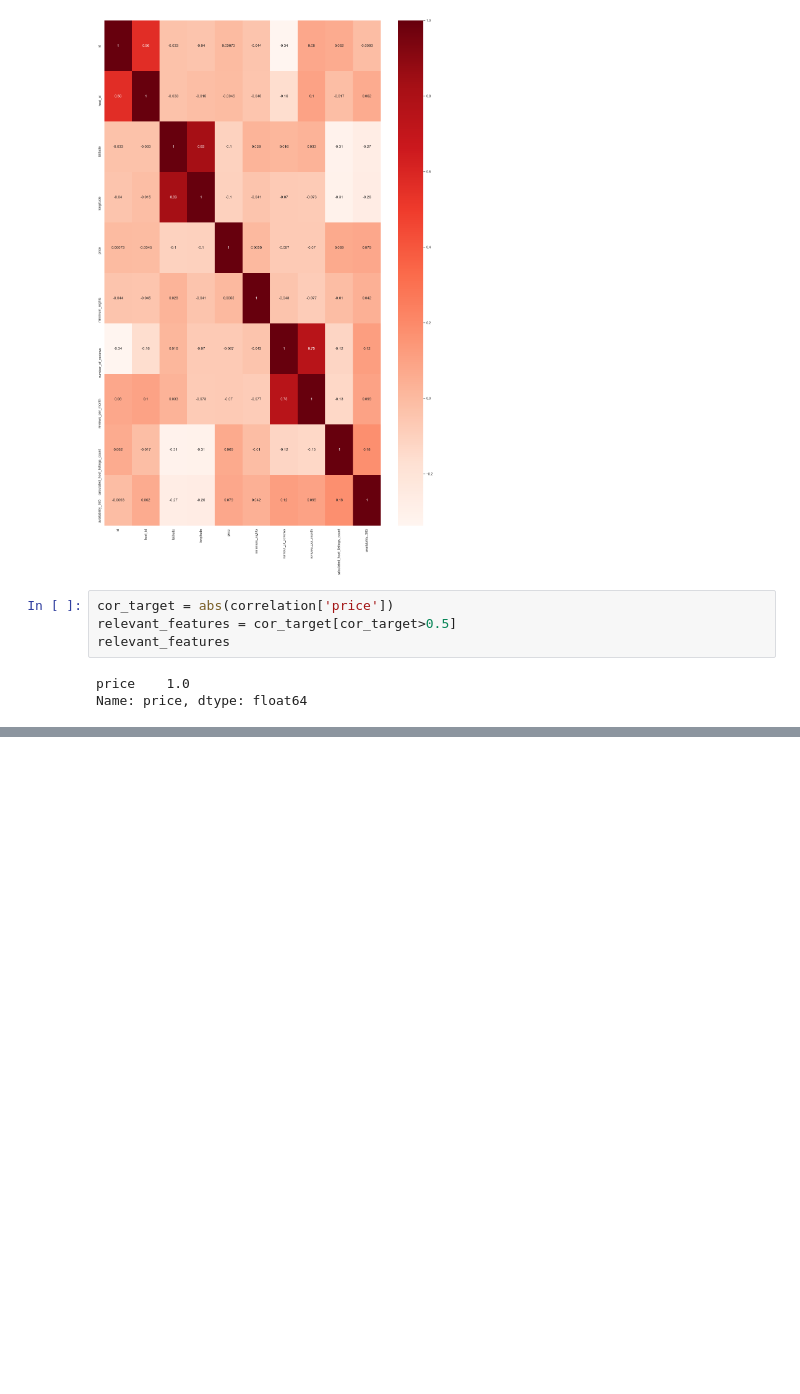
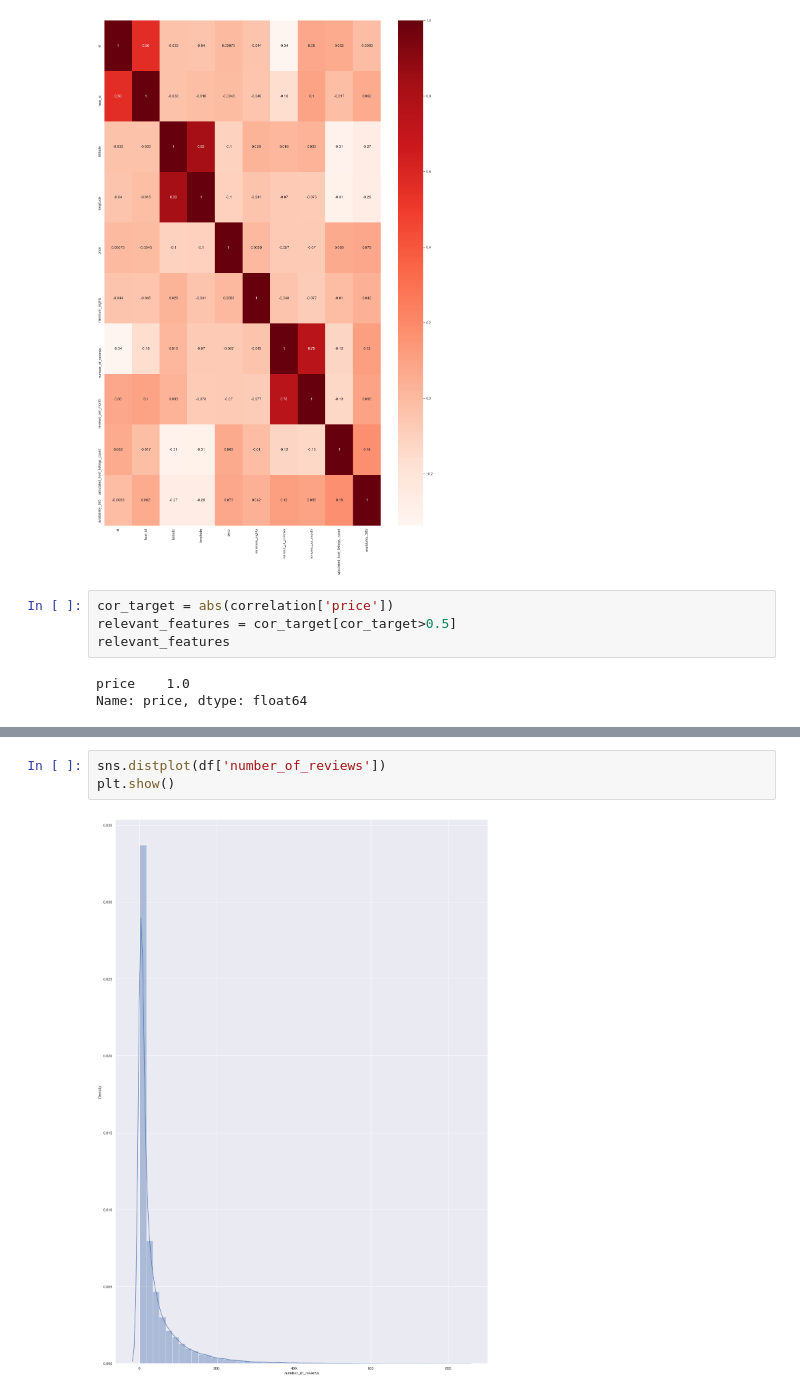
Before and after one commit to malakmosly/Capstone2, a Jupyter notebook: Airbnb Data EDA.ipynb, the cells around one changed output, grey strips where cells are left out. Drawn from its saved outputs; the diff is of its cells as text; blank space fills up the shorter version.

```diff
--- a/Airbnb Data EDA.ipynb
+++ b/Airbnb Data EDA.ipynb
@@ -94,0 +110,5 @@ Name: price, dtype: float64
+# %%
+sns.distplot(df['number_of_reviews'])
+plt.show()
+# %% [output]
+[figure, added]
```
Also changed, not shown: parts of 28 cells of this notebook, 1 other file.
